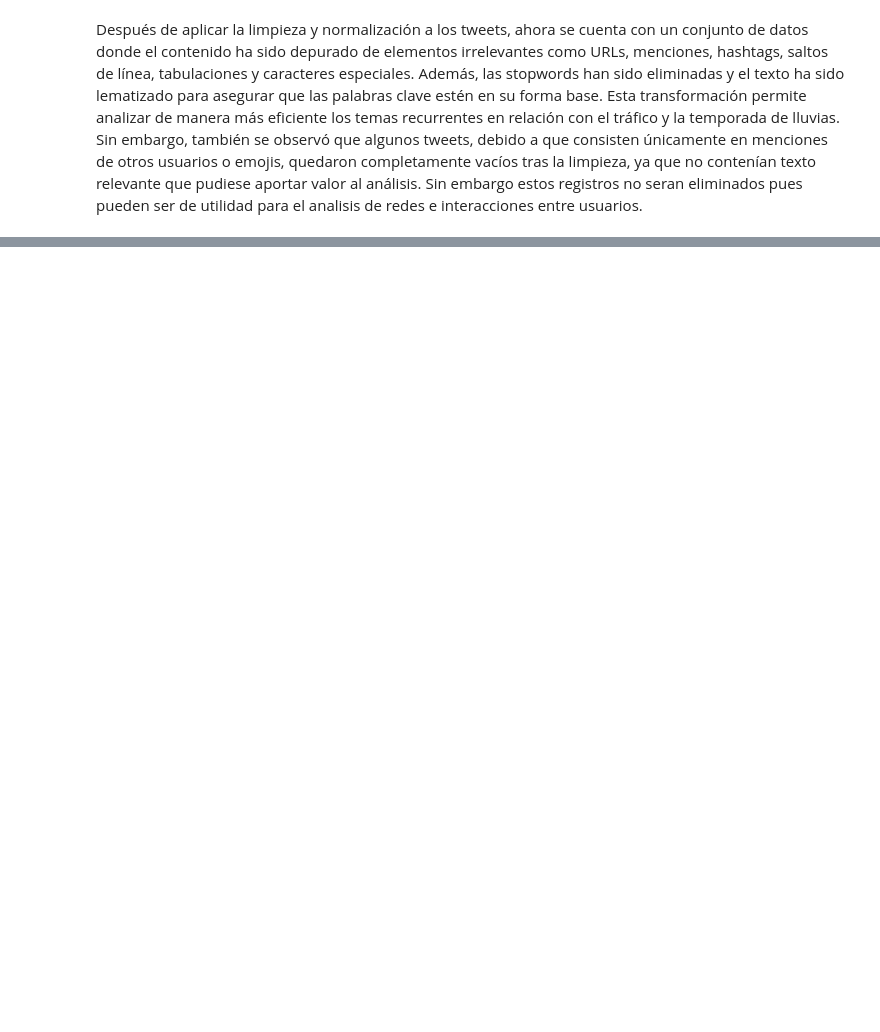
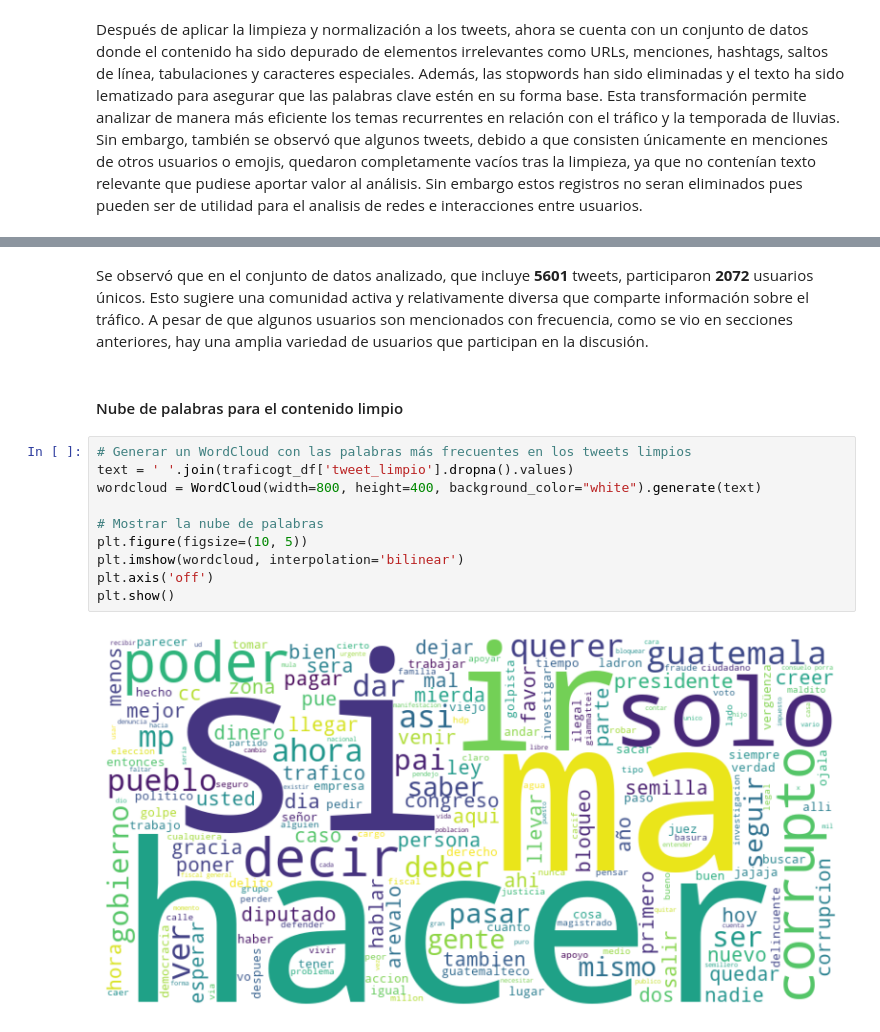
Before and after one commit to JPOrellana/Lab7-DataScience, a Jupyter notebook: Lab7.ipynb, the cells around one changed output, grey strips where cells are left out. Cells and saved outputs as stored; diff of their text form; blank space fills up the shorter version.

```diff
--- a/Lab7.ipynb
+++ b/Lab7.ipynb
@@ -762,0 +868,16 @@ Después de aplicar la limpieza y normalización a los tweets, ahora se cuenta c
+# %% [markdown]
+Se observó que en el conjunto de datos analizado, que incluye **5601** tweets, participaron **2072** usuarios únicos. Esto sugiere una comunidad activa y relativamente diversa que comparte información sobre el tráfico. A pesar de que algunos usuarios son mencionados con frecuencia, como se vio en secciones anteriores, hay una amplia variedad de usuarios que participan en la discusión.
+# %% [markdown]
+#### Nube de palabras para el contenido limpio
+# %%
+# Generar un WordCloud con las palabras más frecuentes en los tweets limpios
+text = ' '.join(traficogt_df['tweet_limpio'].dropna().values)
+wordcloud = WordCloud(width=800, height=400, background_color="white").generate(text)
+
+# Mostrar la nube de palabras
+plt.figure(figsize=(10, 5))
+plt.imshow(wordcloud, interpolation='bilinear')
+plt.axis('off')
+plt.show()
+# %% [output]
+[figure, added]
```
Also changed, not shown: parts of 38 cells of this notebook.
